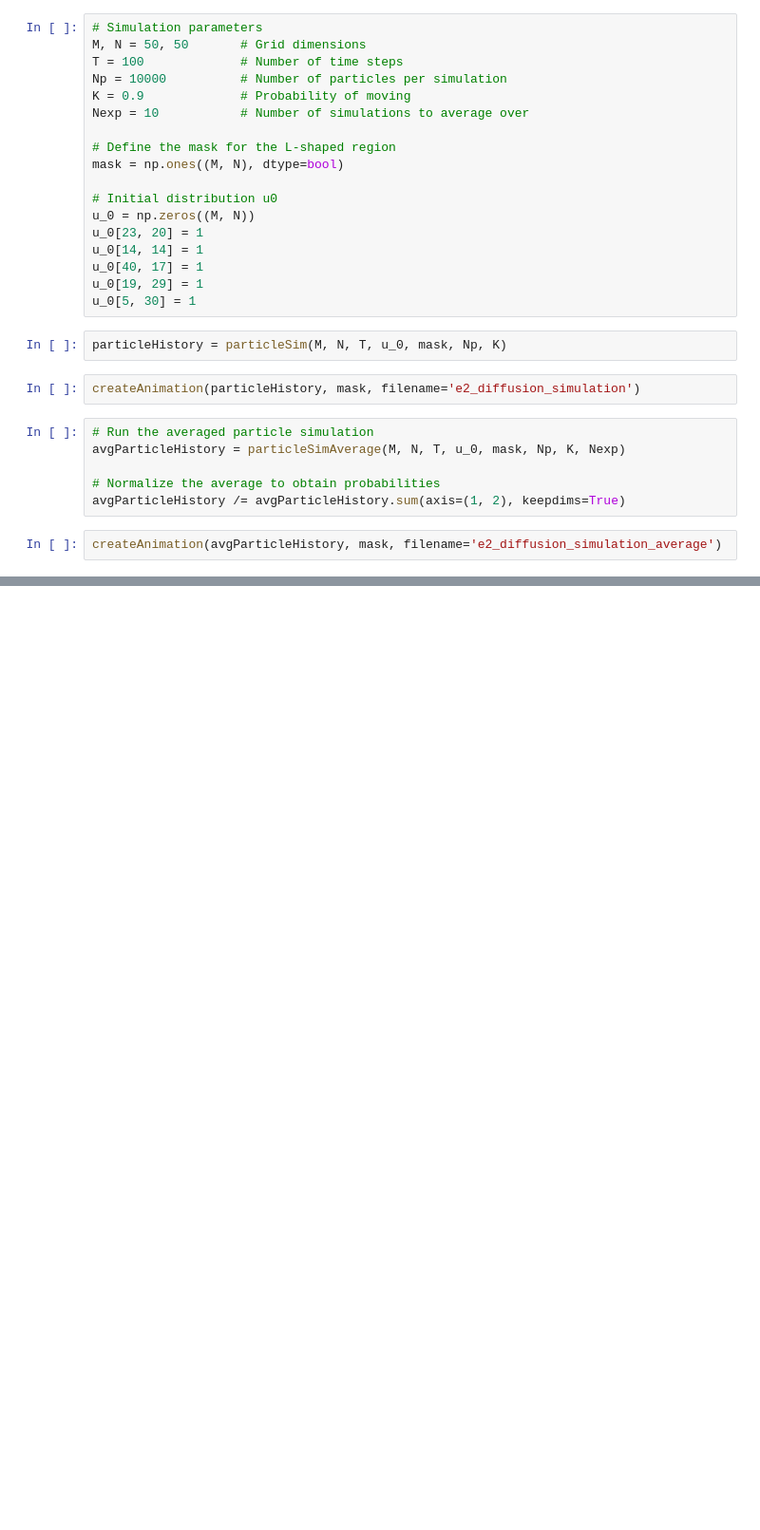
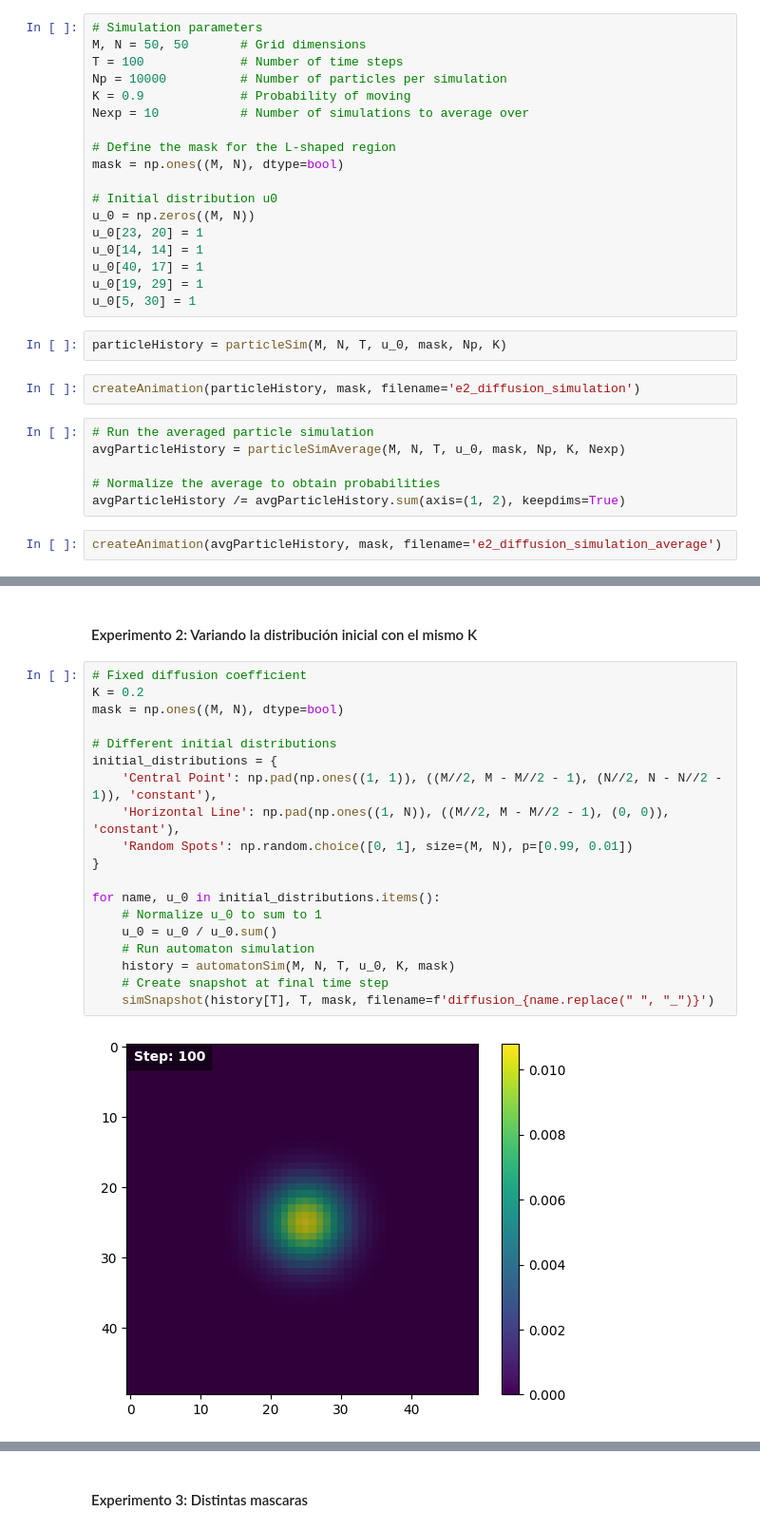
Before and after one commit to UVG-Works-Hub/2d-diffusion-simulation, a Jupyter notebook: diffusion.ipynb, the cells around one changed output, grey strips where cells are left out. Shown: that part at 95% size. Saved outputs shown, nothing was run; the diff lists cells and outputs as text; blank space fills up the shorter version.

```diff
--- a/diffusion.ipynb
+++ b/diffusion.ipynb
@@ -308,0 +336,23 @@ simCompareSnapshot(particleHistory[50], avgParticleHistory[50], 50, mask, mask,
+# %% [markdown]
+#### Experimento 2: Variando la distribución inicial con el mismo K
+# %%
+# Fixed diffusion coefficient
+K = 0.2
+mask = np.ones((M, N), dtype=bool)
+
+# Different initial distributions
+initial_distributions = {
+    'Central Point': np.pad(np.ones((1, 1)), ((M//2, M - M//2 - 1), (N//2, N - N//2 - 1)), 'constant'),
+    'Horizontal Line': np.pad(np.ones((1, N)), ((M//2, M - M//2 - 1), (0, 0)), 'constant'),
+    'Random Spots': np.random.choice([0, 1], size=(M, N), p=[0.99, 0.01])
+}
+
+for name, u_0 in initial_distributions.items():
+    # Normalize u_0 to sum to 1
+    u_0 = u_0 / u_0.sum()
+    # Run automaton simulation
+    history = automatonSim(M, N, T, u_0, K, mask)
+    # Create snapshot at final time step
+    simSnapshot(history[T], T, mask, filename=f'diffusion_{name.replace(" ", "_")}')
+# %% [output]
+[figure, added]
@@ -308,0 +361,2 @@ simCompareSnapshot(particleHistory[50], avgParticleHistory[50], 50, mask, mask,
+# %% [markdown]
+#### Experimento 3: Distintas mascaras
```
Also changed, not shown: parts of 7 cells of this notebook.
